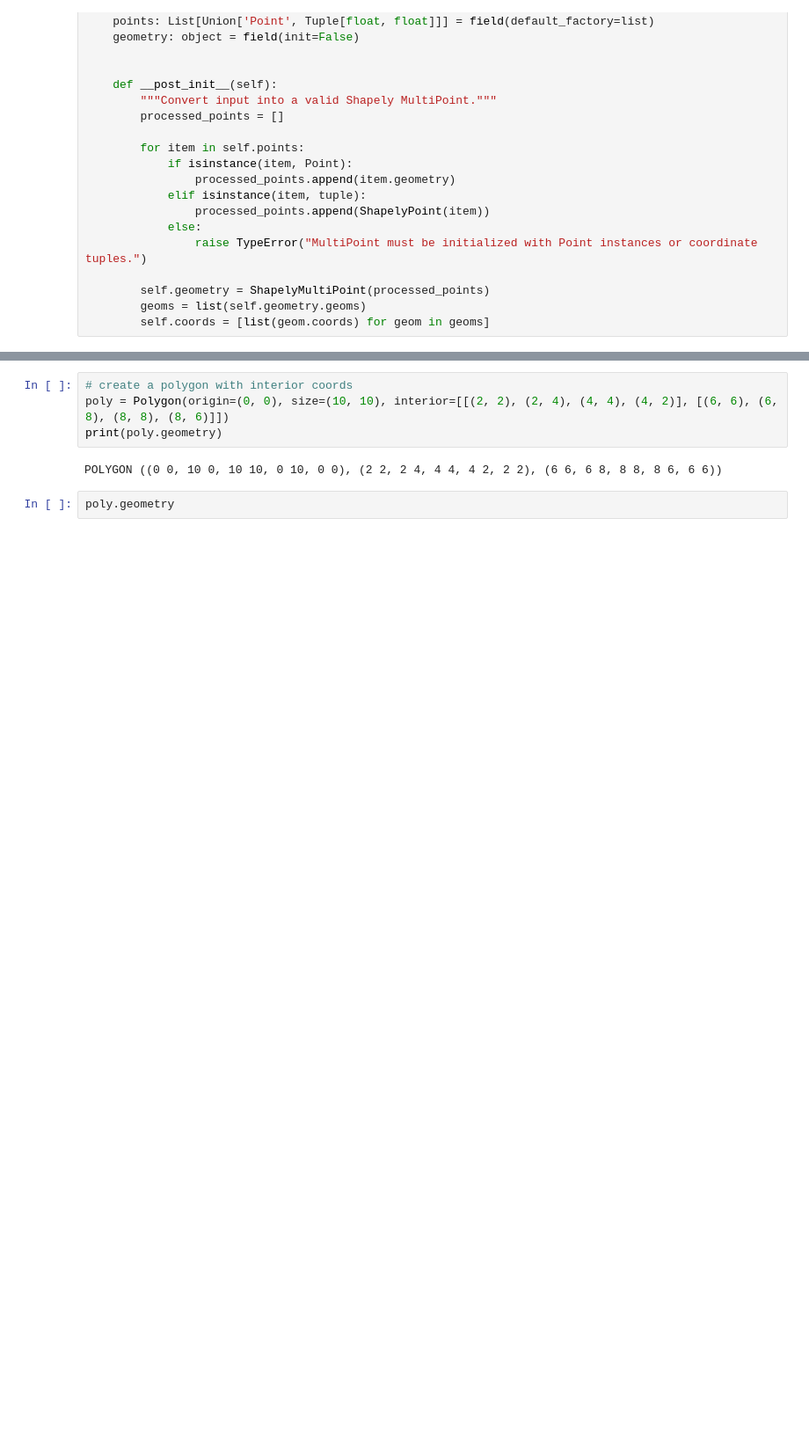
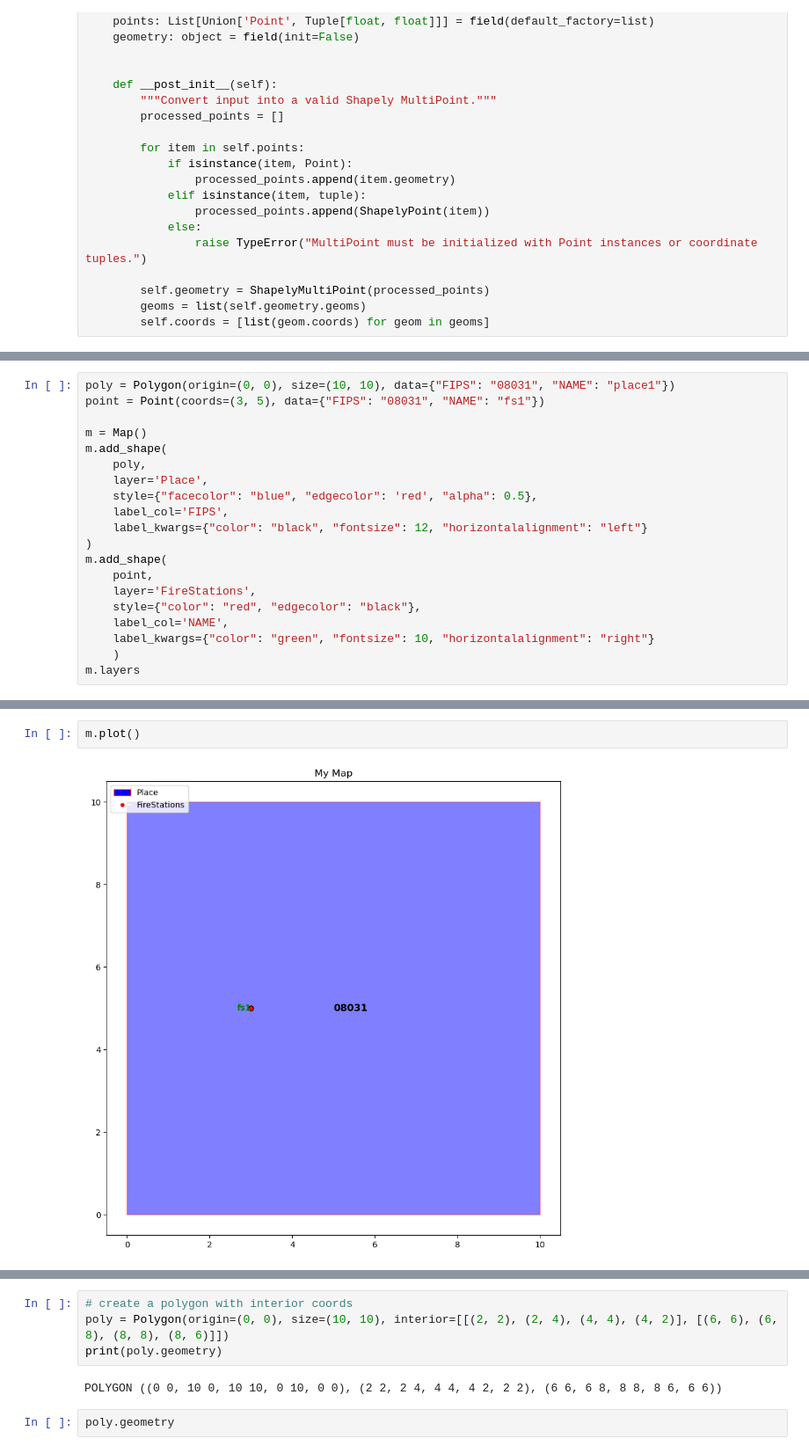
Before and after one commit to austinbreunig/maply, a Jupyter notebook: test.ipynb, the cells around one changed output, grey strips where cells are left out. Shown: that part at 88% size. Drawn from its saved outputs; the diff is of its cells as text; blank space fills up the shorter version.

Commit message:
plot module inprogress

```diff
--- a/test.ipynb
+++ b/test.ipynb
@@ -181,0 +347,20 @@ class MultiPoint(Shape):
+# %%
+poly = Polygon(origin=(0, 0), size=(10, 10), data={"FIPS": "08031", "NAME": "place1"})
+point = Point(coords=(3, 5), data={"FIPS": "08031", "NAME": "fs1"})
+
+m = Map()
+m.add_shape(
+    poly,
+    layer='Place',
+    style={"facecolor": "blue", "edgecolor": 'red', "alpha": 0.5},
+    label_col='FIPS',
+    label_kwargs={"color": "black", "fontsize": 12, "horizontalalignment": "left"}
+)
+m.add_shape(
+    point,
+    layer='FireStations',
+    style={"color": "red", "edgecolor": "black"},
+    label_col='NAME',
+    label_kwargs={"color": "green", "fontsize": 10, "horizontalalignment": "right"}
+    )
+m.layers
@@ -181,0 +380,4 @@ class MultiPoint(Shape):
+# %%
+m.plot()
+# %% [output]
+[figure, added]
```
Also changed, not shown: parts of 7 cells of this notebook.
